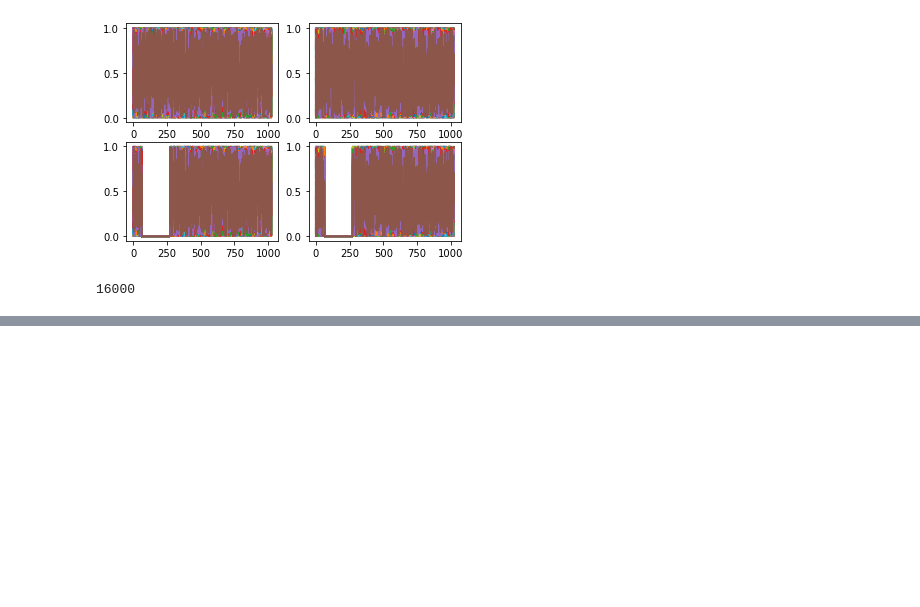
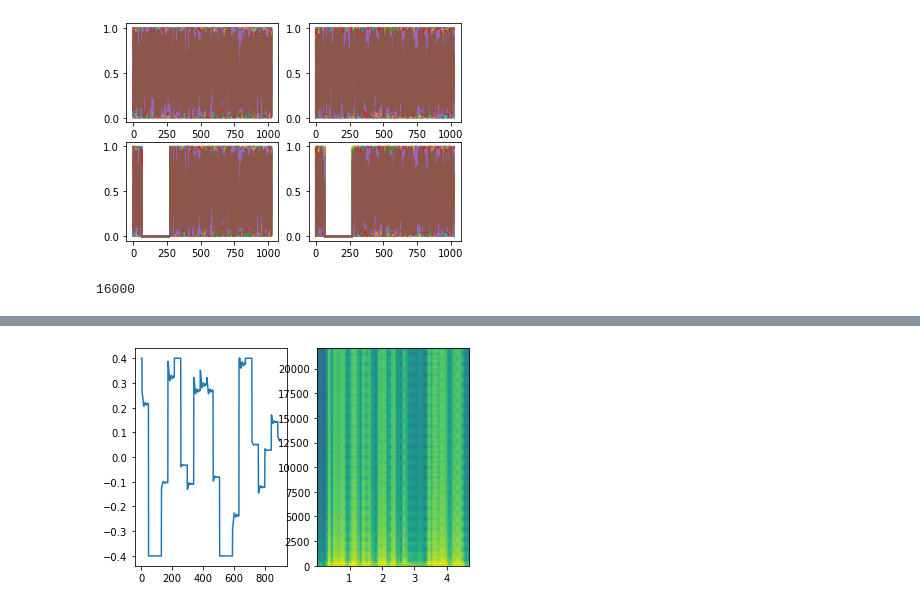
Before and after one commit to fanmiku/alpha1, a Jupyter notebook: a.ipynb, the cells around one changed output, grey strips where cells are left out. Saved outputs shown, nothing was run; the diff lists cells and outputs as text; code cells hidden in the pictures; blank space fills up the shorter version.

```diff
--- a/a.ipynb
+++ b/a.ipynb
@@ -95,0 +141,17 @@ Audio(waveform_sample.numpy(),rate=sample_rate_high)
+# %%
+from audiomentations import Compose, ApplyImpulseResponse, Gain, Clip
+
+augment = Compose([
+    ApplyImpulseResponse(ir_path="testaudio", p=1.0),
+    Gain(min_gain_db=9.0,max_gain_in_db=9.0,p=1.0),
+    Clip(a_min=-0.4,a_max=0.4,p=1.0)
+])
+
+augmented_sound = augment(t.numpy(), sample_rate=44100)
+fig,axe=plt.subplots(1,2)
+axe[0].plot(augmented_sound[0,53000:53900])
+axe[1].specgram(augmented_sound[0,:],Fs=44100)
+outfile = "outputaudio/aa.wav"
+torchaudio.save(outfile, torch.from_numpy(augmented_sound), 44100)
+Audio(augmented_sound,rate=44100)
+# %% [output]
@@ -95,0 +159 @@ Audio(waveform_sample.numpy(),rate=sample_rate_high)
+[figure, added]
```
Also changed, not shown: parts of 8 cells of this notebook.
